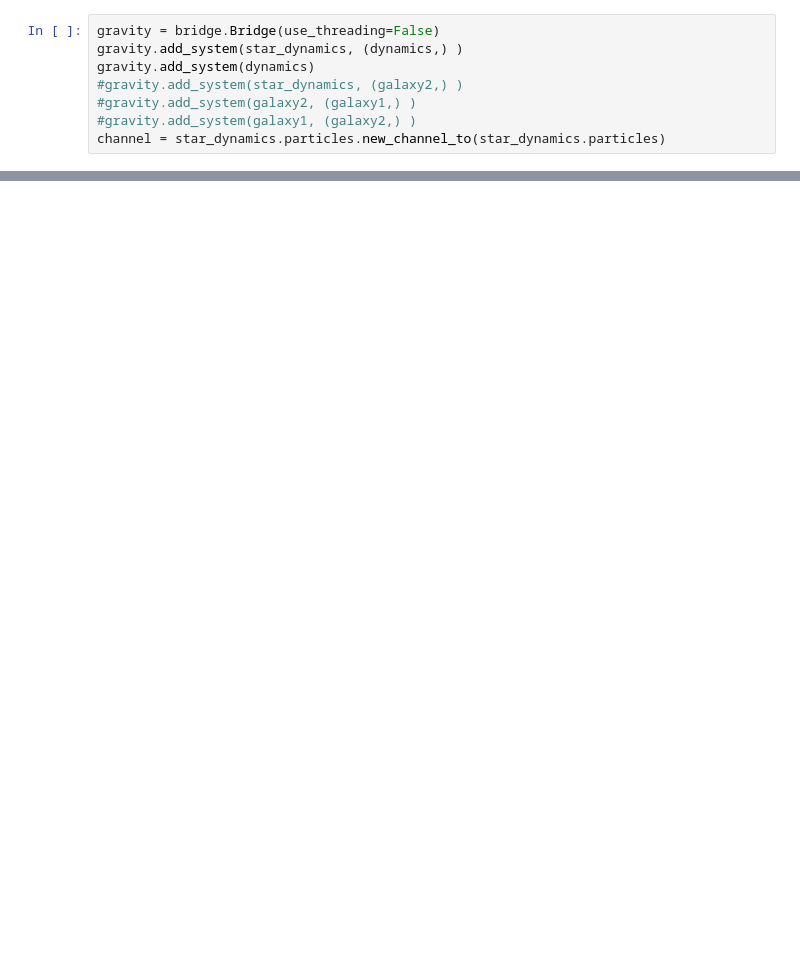
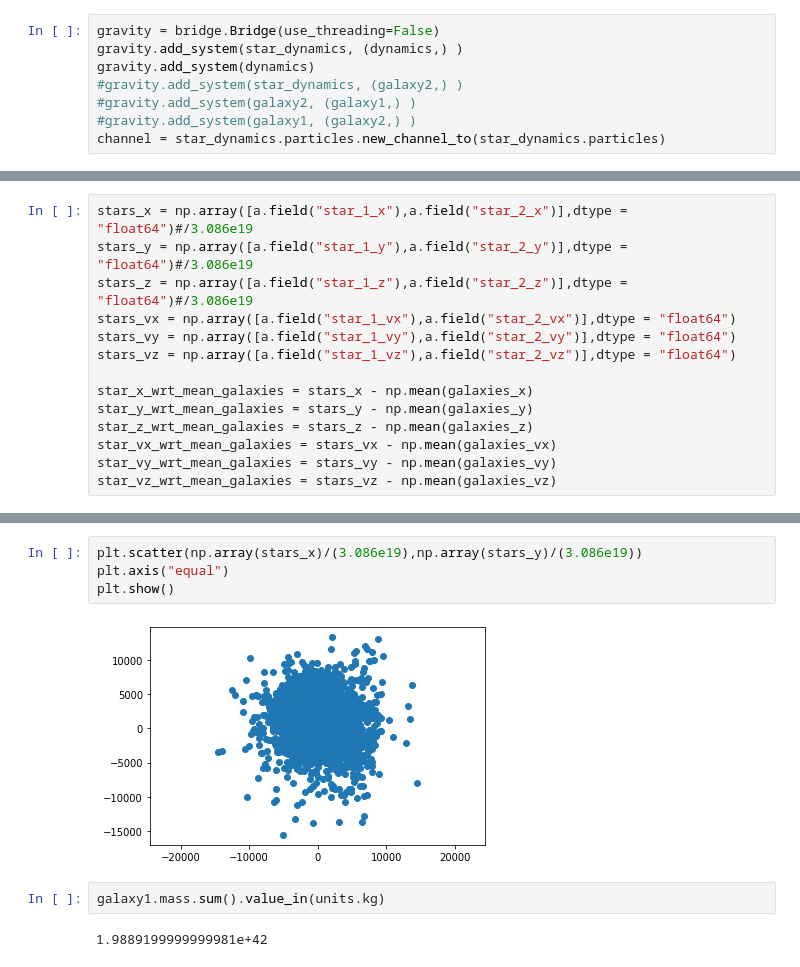
Before and after one commit to kappie07/Team_A, a Jupyter notebook: Testing_bridges.ipynb, the cells around one changed output, grey strips where cells are left out. Cells and saved outputs as stored; diff of their text form; blank space fills up the shorter version.

```diff
--- a/Testing_bridges.ipynb
+++ b/Testing_bridges.ipynb
@@ -232,0 +311,14 @@ plt.show()
+# %%
+stars_x = np.array([a.field("star_1_x"),a.field("star_2_x")],dtype = "float64")#/3.086e19
+stars_y = np.array([a.field("star_1_y"),a.field("star_2_y")],dtype = "float64")#/3.086e19
+stars_z = np.array([a.field("star_1_z"),a.field("star_2_z")],dtype = "float64")#/3.086e19
+stars_vx = np.array([a.field("star_1_vx"),a.field("star_2_vx")],dtype = "float64")
+stars_vy = np.array([a.field("star_1_vy"),a.field("star_2_vy")],dtype = "float64")
+stars_vz = np.array([a.field("star_1_vz"),a.field("star_2_vz")],dtype = "float64")
+
+star_x_wrt_mean_galaxies = stars_x - np.mean(galaxies_x)
+star_y_wrt_mean_galaxies = stars_y - np.mean(galaxies_y)
+star_z_wrt_mean_galaxies = stars_z - np.mean(galaxies_z)
+star_vx_wrt_mean_galaxies = stars_vx - np.mean(galaxies_vx)
+star_vy_wrt_mean_galaxies = stars_vy - np.mean(galaxies_vy)
+star_vz_wrt_mean_galaxies = stars_vz - np.mean(galaxies_vz)
@@ -232,0 +375,10 @@ plt.show()
+# %%
+plt.scatter(np.array(stars_x)/(3.086e19),np.array(stars_y)/(3.086e19))
+plt.axis("equal")
+plt.show()
+# %% [output]
+[figure, added]
+# %%
+galaxy1.mass.sum().value_in(units.kg)
+# %% [output]
+1.9889199999999981e+42
```
Also changed, not shown: parts of 22 cells of this notebook.
